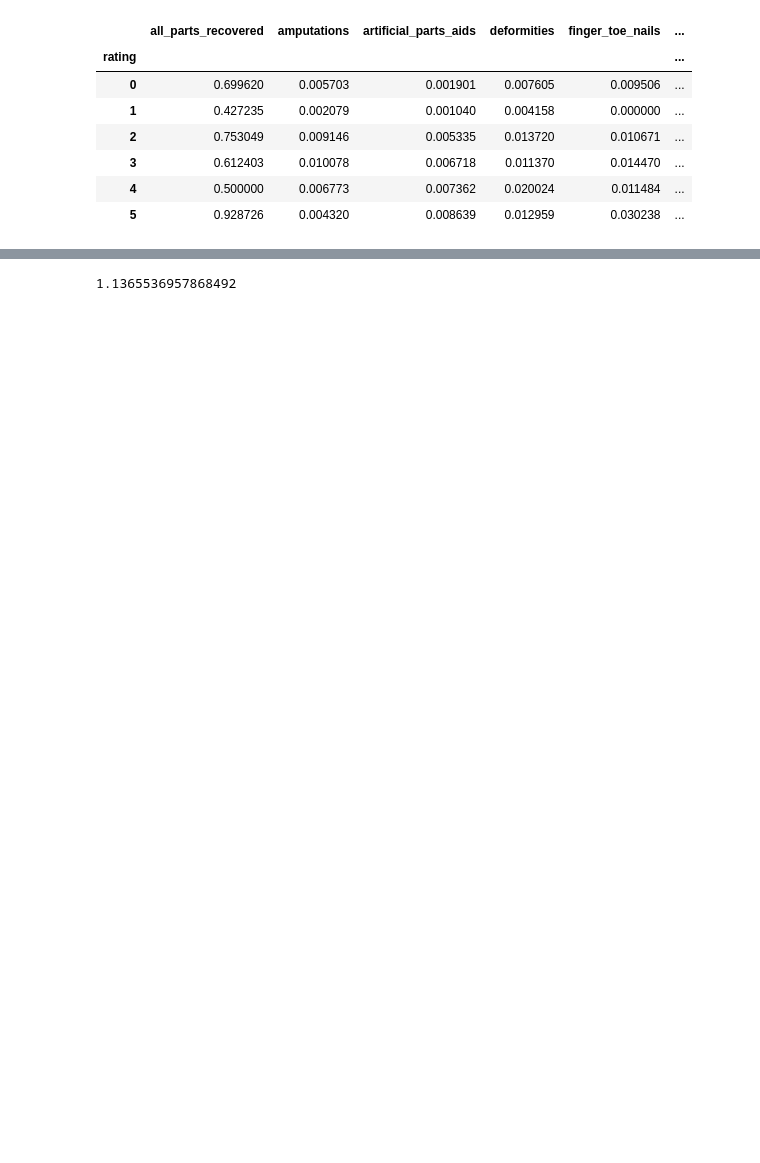
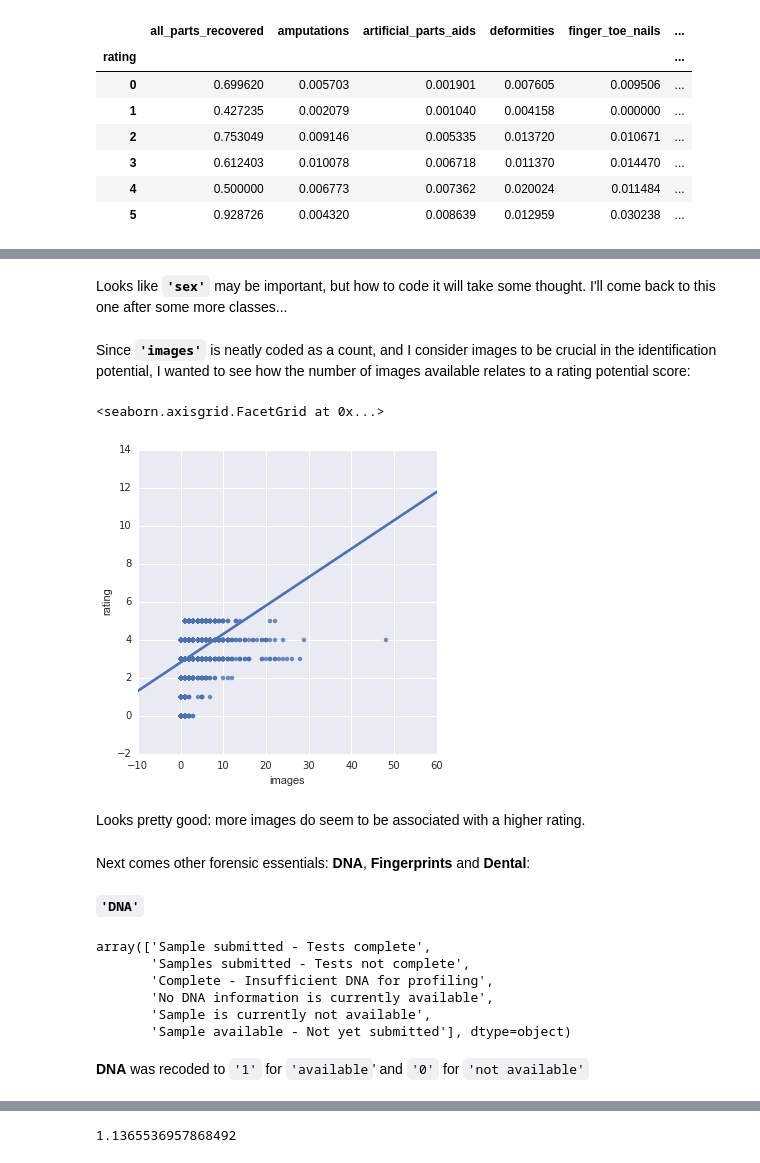
Before and after one commit to JAStark/GA_DataScience, a Jupyter notebook: Final_Project/namus_testing.ipynb, the cells around one changed output, grey strips where cells are left out. Drawn from its saved outputs; the diff is of its cells as text; code cells hidden in the pictures; blank space fills up the shorter version.

```diff
--- a/Final_Project/namus_testing.ipynb
+++ b/Final_Project/namus_testing.ipynb
@@ -108,0 +69,27 @@ print(linreg.coef_)
+# %% [markdown]
+Looks like **`'sex'`** may be important, but how to code it will take some thought. I'll come back to this one after some more classes...
+# %% [markdown]
+Since **`'images'`** is neatly coded as a count, and I consider images to be crucial in the identification potential, I wanted to see how the number of images available relates to a rating potential score:
+# %%
+import seaborn as sns
+sns.lmplot(x='images', y='rating', data=namus, ci=None)
+# %% [output]
+<seaborn.axisgrid.FacetGrid at 0x...>
+[figure, added]
+# %% [markdown]
+Looks pretty good: more images do seem to be associated with a higher rating.
+# %% [markdown]
+Next comes other forensic essentials: **DNA**, **Fingerprints** and **Dental**:
+# %% [markdown]
+**`'DNA'`**
+# %%
+namus.dna.unique()
+# %% [output]
+array(['Sample submitted - Tests complete',
+       'Samples submitted - Tests not complete',
+       'Complete - Insufficient DNA for profiling',
+       'No DNA information is currently available',
+       'Sample is currently not available',
+       'Sample available - Not yet submitted'], dtype=object)
+# %% [markdown]
+**DNA** was recoded to `'1'` for `'available`' and `'0'` for `'not available'`
```
Also changed, not shown: parts of 129 cells of this notebook, 9 other files.
